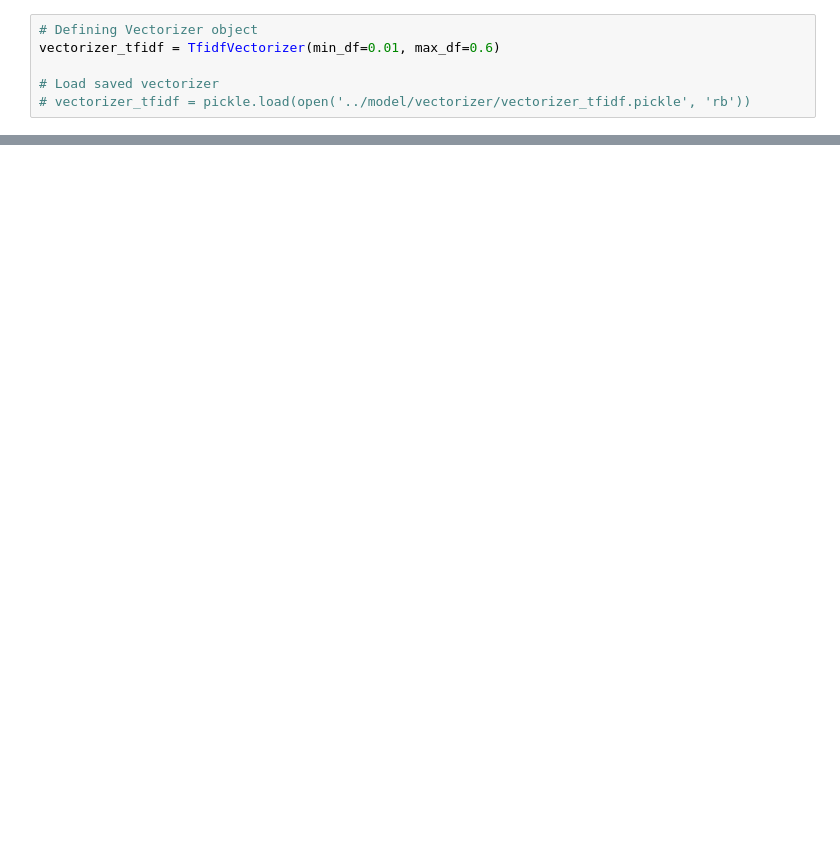
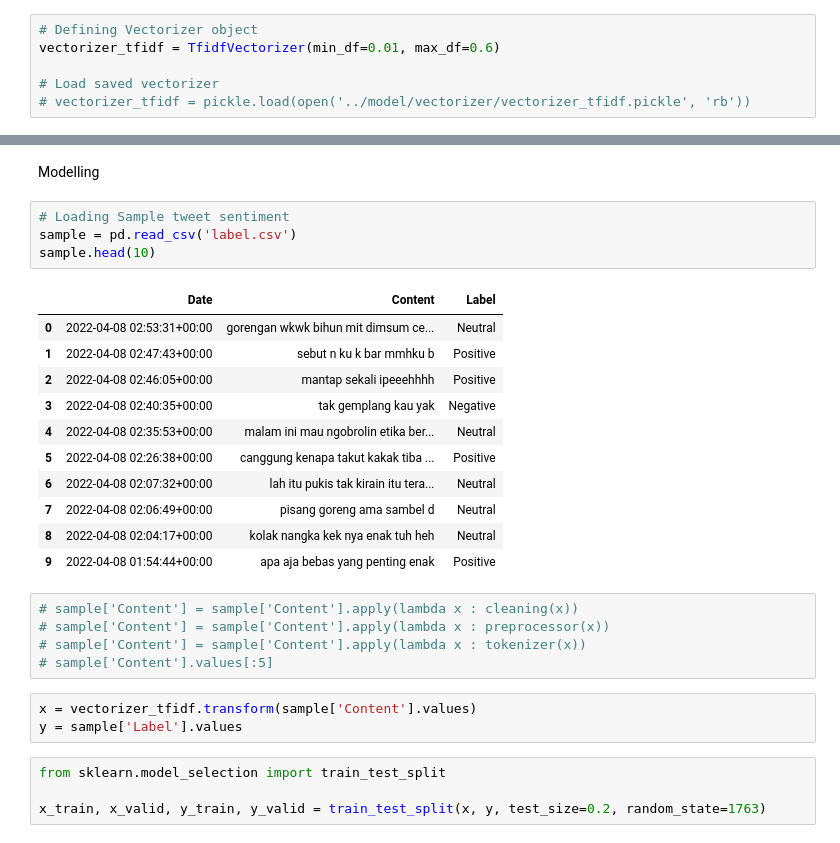
Before and after one commit to NAiTO2911/SentimentAnalystVTUBERIndonesia, a Jupyter notebook: cleaning.ipynb, the cells around one changed output, grey strips where cells are left out. Saved outputs shown, nothing was run; the diff lists cells and outputs as text; blank space fills up the shorter version.

```diff
--- a/cleaning.ipynb
+++ b/cleaning.ipynb
@@ -258,0 +273,30 @@ plt.show()
+# %% [markdown]
+Modelling
+# %%
+# Loading Sample tweet sentiment
+sample = pd.read_csv('label.csv')
+sample.head(10)
+# %% [output]
+|  | Date | Content | Label |
+| 0 | 2022-04-08 02:53:31+00:00 | gorengan wkwk bihun mit dimsum ce... | Neutral |
+| 1 | 2022-04-08 02:47:43+00:00 | sebut n ku k bar mmhku b | Positive |
+| 2 | 2022-04-08 02:46:05+00:00 | mantap sekali ipeeehhhh | Positive |
+| 3 | 2022-04-08 02:40:35+00:00 | tak gemplang kau yak | Negative |
+| 4 | 2022-04-08 02:35:53+00:00 | malam ini mau ngobrolin etika ber... | Neutral |
+| 5 | 2022-04-08 02:26:38+00:00 | canggung kenapa takut kakak tiba ... | Positive |
+| 6 | 2022-04-08 02:07:32+00:00 | lah itu pukis tak kirain itu tera... | Neutral |
+| 7 | 2022-04-08 02:06:49+00:00 | pisang goreng ama sambel d | Neutral |
+| 8 | 2022-04-08 02:04:17+00:00 | kolak nangka kek nya enak tuh heh | Neutral |
+| 9 | 2022-04-08 01:54:44+00:00 | apa aja bebas yang penting enak | Positive |
+# %%
+# sample['Content'] = sample['Content'].apply(lambda x : cleaning(x))
+# sample['Content'] = sample['Content'].apply(lambda x : preprocessor(x))
+# sample['Content'] = sample['Content'].apply(lambda x : tokenizer(x))
+# sample['Content'].values[:5]
+# %%
+x = vectorizer_tfidf.transform(sample['Content'].values)
+y = sample['Label'].values
+# %%
+from sklearn.model_selection import train_test_split
+
+x_train, x_valid, y_train, y_valid = train_test_split(x, y, test_size=0.2, random_state=1763)
```
Also changed, not shown: parts of 20 cells of this notebook, 11 other files.
